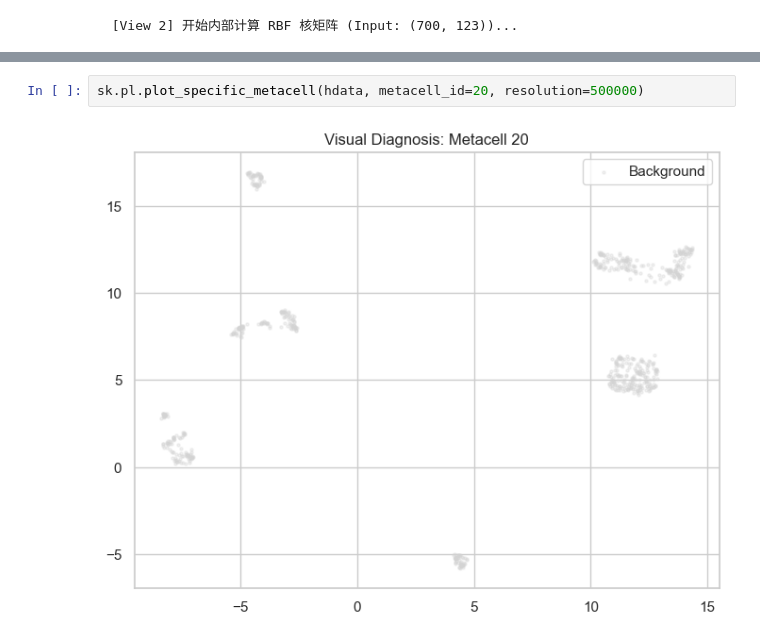
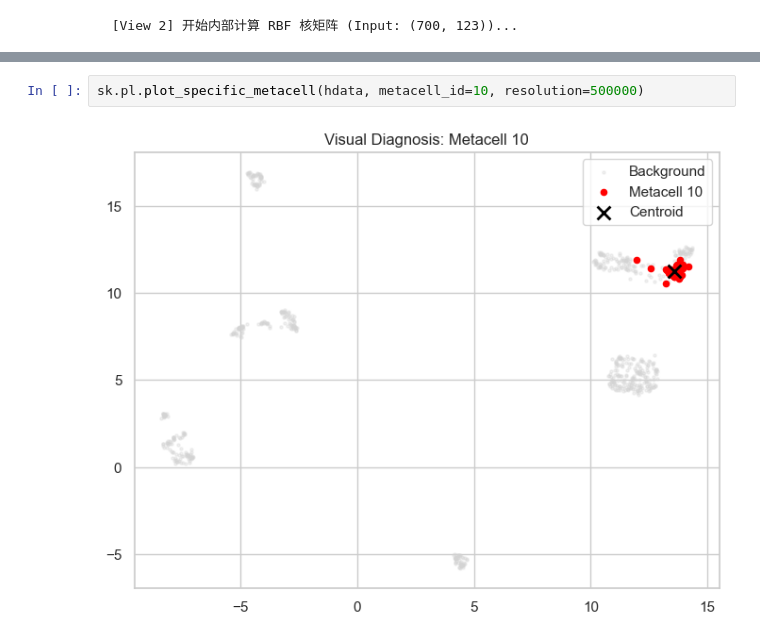
Before and after one commit to CCCKW/hstack, a Jupyter notebook: test.ipynb, the cells around one changed output, grey strips where cells are left out. Drawn from its saved outputs; the diff is of its cells as text.

```diff
--- a/test.ipynb
+++ b/test.ipynb
@@ -255,6 +256,6 @@ sk.pl.plot_ep_score(hdata)
 # %%
-sk.pl.plot_specific_metacell(hdata, metacell_id=20, resolution=500000)
+sk.pl.plot_specific_metacell(hdata, metacell_id=10, resolution=500000)
 # %% [output]
-[figure, old version]
+[figure, new version]
 # %%
 sk.pl.plot_metacells2(hdata, resolution=1000000, title="Final Metacell Positions",
```
Also changed, not shown: parts of 19 cells of this notebook, 15 other files.
